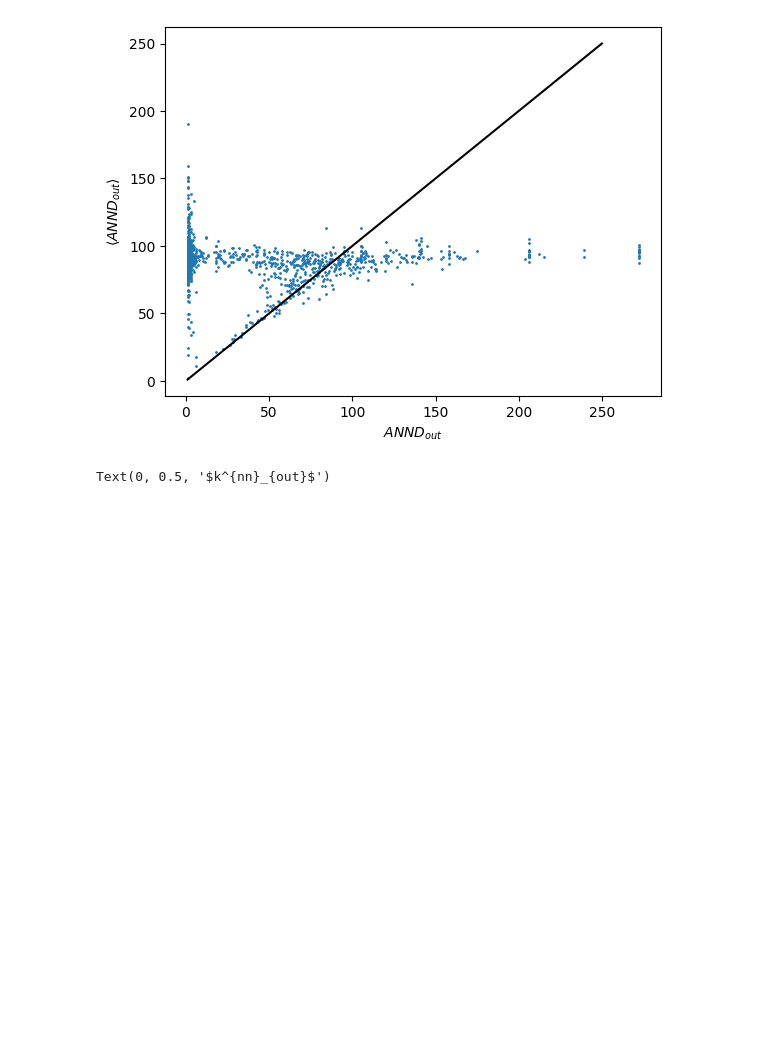
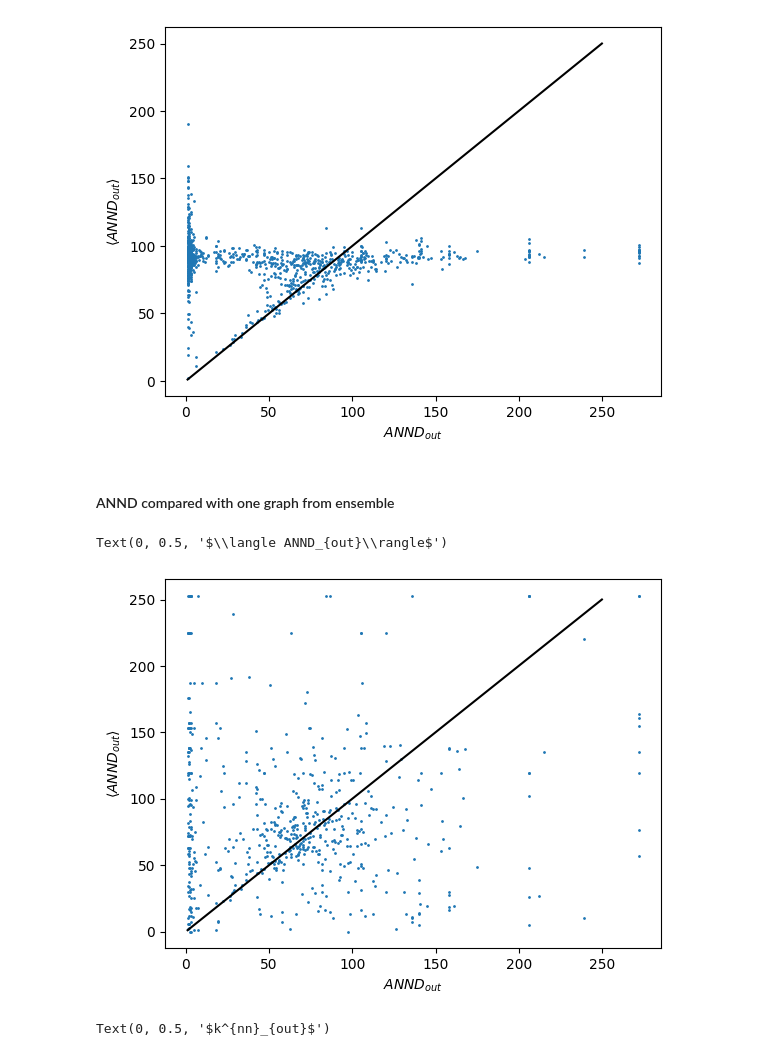
Before and after one commit to DavidDobas/Renormalization-Network-Reconstruction, a Jupyter notebook: Degree corrected model.ipynb, the cells around one changed output. Cells and saved outputs as stored; diff of their text form; code cells hidden in the pictures; blank space fills up the shorter version.

Commit message:
Small changes to ANND

```diff
--- a/Degree corrected model.ipynb
+++ b/Degree corrected model.ipynb
@@ -89,6 +91,16 @@ plt.ylabel(r"$\langle ANND_{out}\rangle$")
 # %% [output]
 Text(0, 0.5, '$\\langle ANND_{out}\\rangle$')
 [figure]
+# %% [markdown]
+#### ANND compared with one graph from ensemble
+# %%
+plt.plot([1,250], [1, 250], c="black")
+plt.scatter(original_annd_out, ens_annd_out[0], s=1)
+plt.xlabel(r"$ANND_{out}$")
+plt.ylabel(r"$\langle ANND_{out}\rangle$")
+# %% [output]
+Text(0, 0.5, '$\\langle ANND_{out}\\rangle$')
+[figure, added]
 # %%
 exp_annd_out = np.nanmean([network_properties.annd(graph, mode="out")[0] for graph in ensemble], axis=0)
 # %%
```
Also changed, not shown: parts of 1 cell of this notebook.
